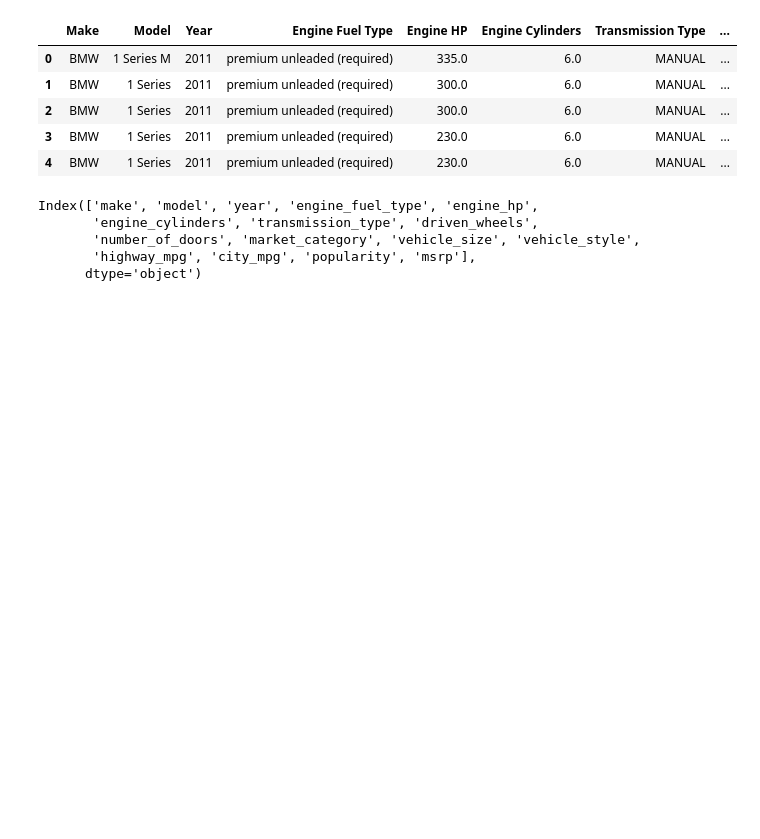
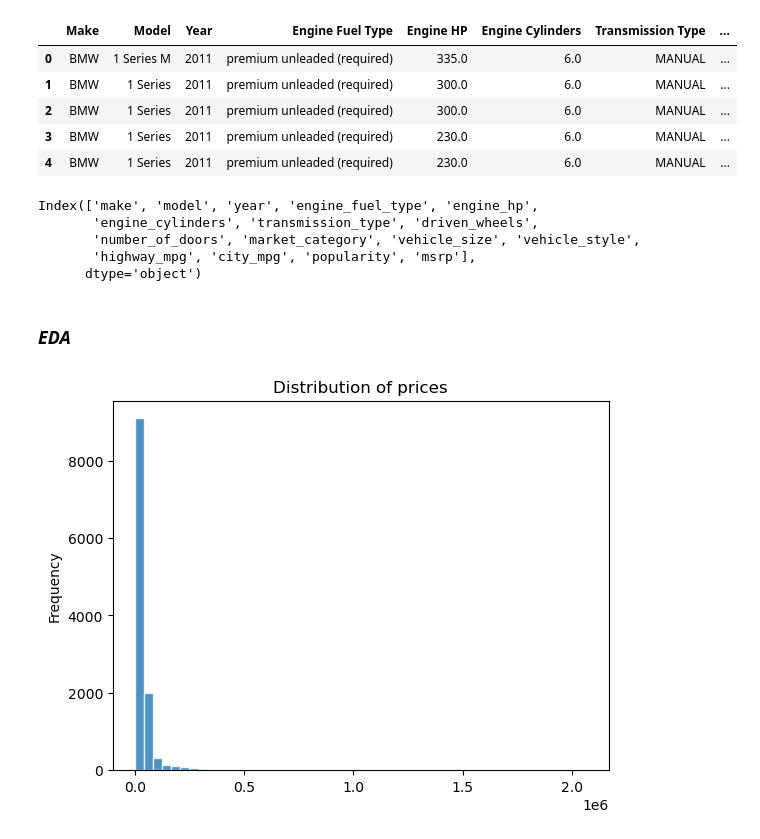
Before and after one commit to nadia-paz/ML-Zoomcamp, a Jupyter notebook: week2/car_prices_project.ipynb, the cells around one changed output. Drawn from its saved outputs; the diff is of its cells as text; code cells hidden in the pictures; blank space fills up the shorter version.

Commit message:
hist, eda for marketing category

```diff
--- a/week2/car_prices_project.ipynb
+++ b/week2/car_prices_project.ipynb
@@ -33,3 +33,15 @@ Index(['make', 'model', 'year', 'engine_fuel_type', 'engine_hp',
        'number_of_doors', 'market_category', 'vehicle_size', 'vehicle_style',
        'highway_mpg', 'city_mpg', 'popularity', 'msrp'],
       dtype='object')
+# %% [markdown]
+### _EDA_
+# %%
+df.msrp.plot(kind='hist',
+                bins=50,
+                ec='white',
+                title = 'Distribution of prices',
+                xlabel = 'Price',
+                alpha = 0.8
+            );
+# %% [output]
+[figure, added]
```
Also changed, not shown: parts of 20 cells of this notebook.
